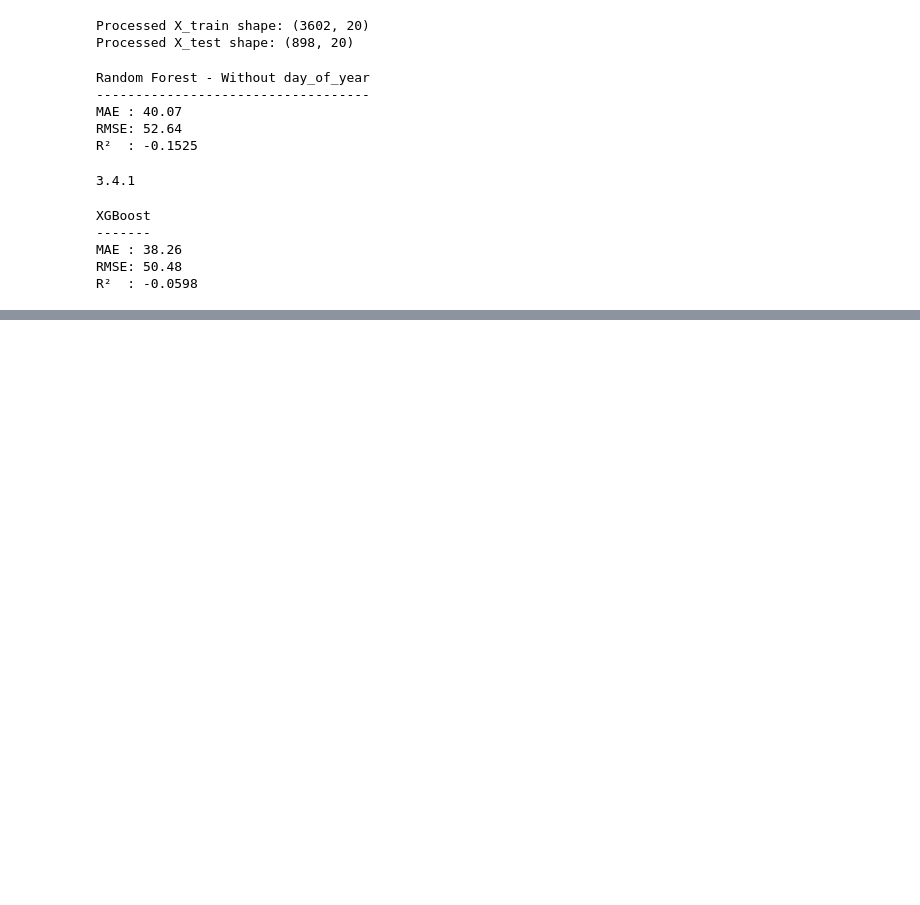
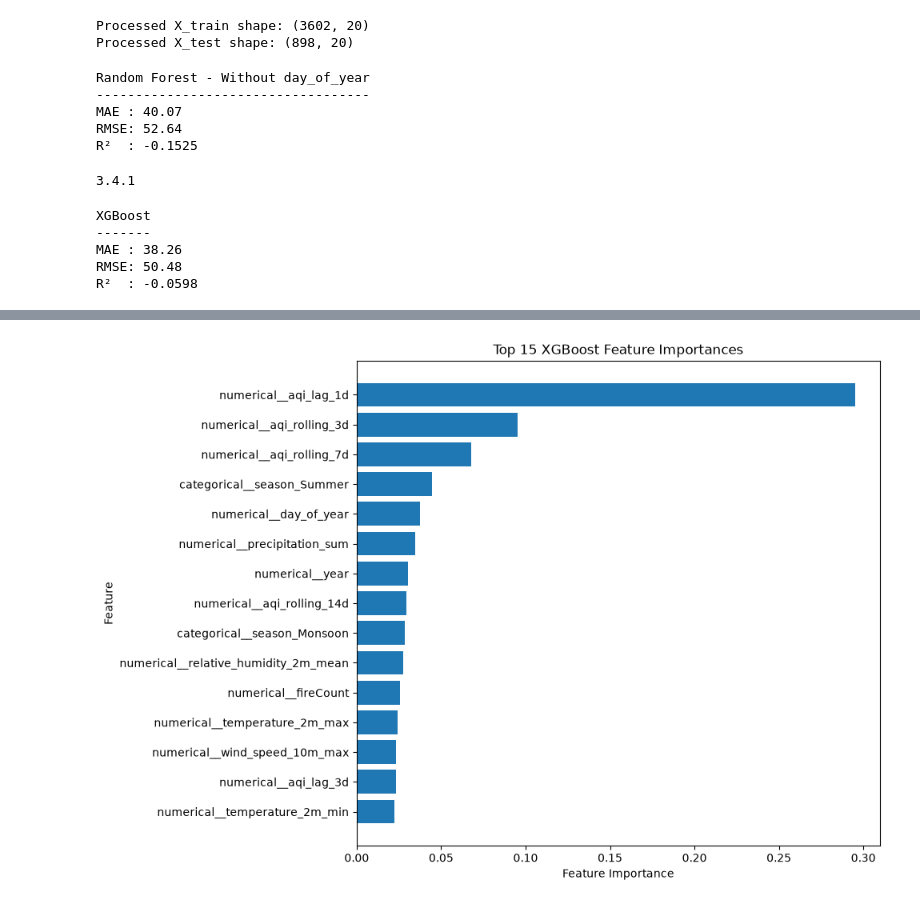
Before and after one commit to its-vaibhav34/airshield-ai, a Jupyter notebook: ml/notebooks/01_data_exploration.ipynb, the cells around one changed output, grey strips where cells are left out. Drawn from its saved outputs; the diff is of its cells as text; code cells hidden in the pictures; blank space fills up the shorter version.

Commit message:
feat: complete AQI forecasting model and feature engineering with xgboost

```diff
--- a/ml/notebooks/01_data_exploration.ipynb
+++ b/ml/notebooks/01_data_exploration.ipynb
@@ -2011,0 +4053,26 @@ R²  : -0.0598
+# %%
+# ============================================================
+# FINAL FEATURE IMPORTANCE VISUALIZATION
+# ============================================================
+
+top_features = (
+    feature_importance_df
+    .head(15)
+    .sort_values("importance")
+)
+
+plt.figure(figsize=(10, 7))
+
+plt.barh(
+    top_features["feature"],
+    top_features["importance"]
+)
+
+plt.xlabel("Feature Importance")
+plt.ylabel("Feature")
+plt.title("Top 15 XGBoost Feature Importances")
+
+plt.tight_layout()
+plt.show()
+# %% [output]
+[figure, added]
```
Also changed, not shown: parts of 23 cells of this notebook, 3 other files.
